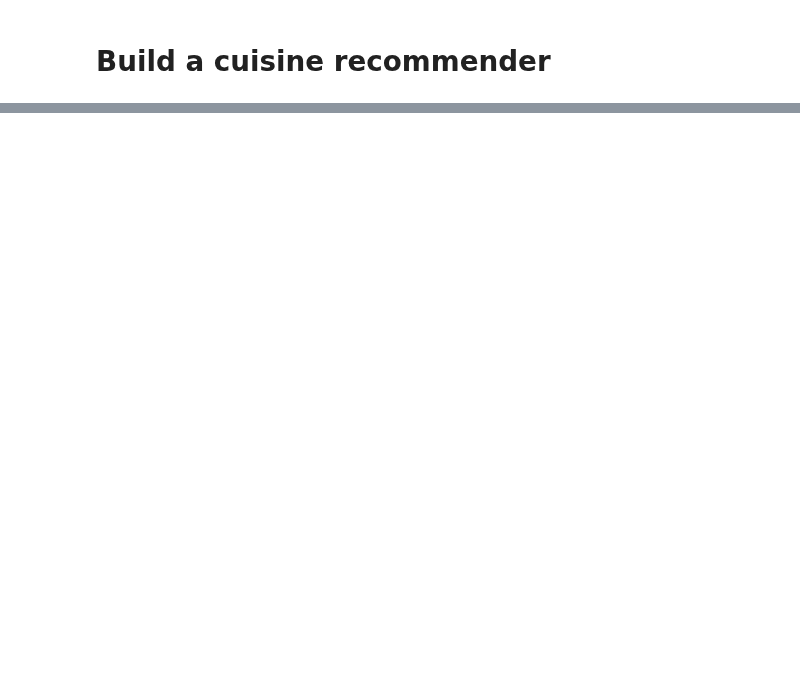
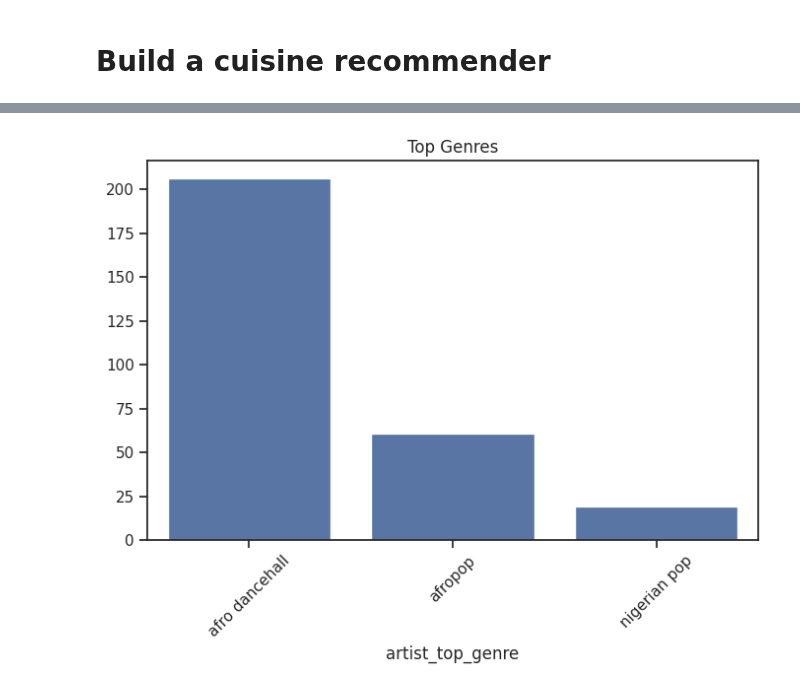
Before and after one commit to Nathi774-dev/Nathi774-dev, a Jupyter notebook: 4-Classification/4-Applied/notebook.ipynb, the cells around one changed output, grey strips where cells are left out. Drawn from its saved outputs; the diff is of its cells as text; code cells hidden in the pictures; blank space fills up the shorter version.

```diff
--- a/4-Classification/4-Applied/notebook.ipynb
+++ b/4-Classification/4-Applied/notebook.ipynb
@@ -81,0 +100,11 @@ with open('data/model.onnx', 'wb') as f:
+# %%
+data = data[(data['artist_top_genre'] == 'afropop') | (data['artist_top_genre'] == 'nigerian pop') | (data['artist_top_genre'] == 'afro dancehall')]
+data = data[data['popularity'] > 0]
+top = data['artist_top_genre'].value_counts()
+plt.figure(figsize=(8,5))
+sns.barplot(x=top.index, y=top.values)
+plt.title('Top Genres')
+plt.xticks(rotation=45)
+plt.show()
+# %% [output]
+[figure, added]
```
Also changed, not shown: parts of 30 cells of this notebook.
